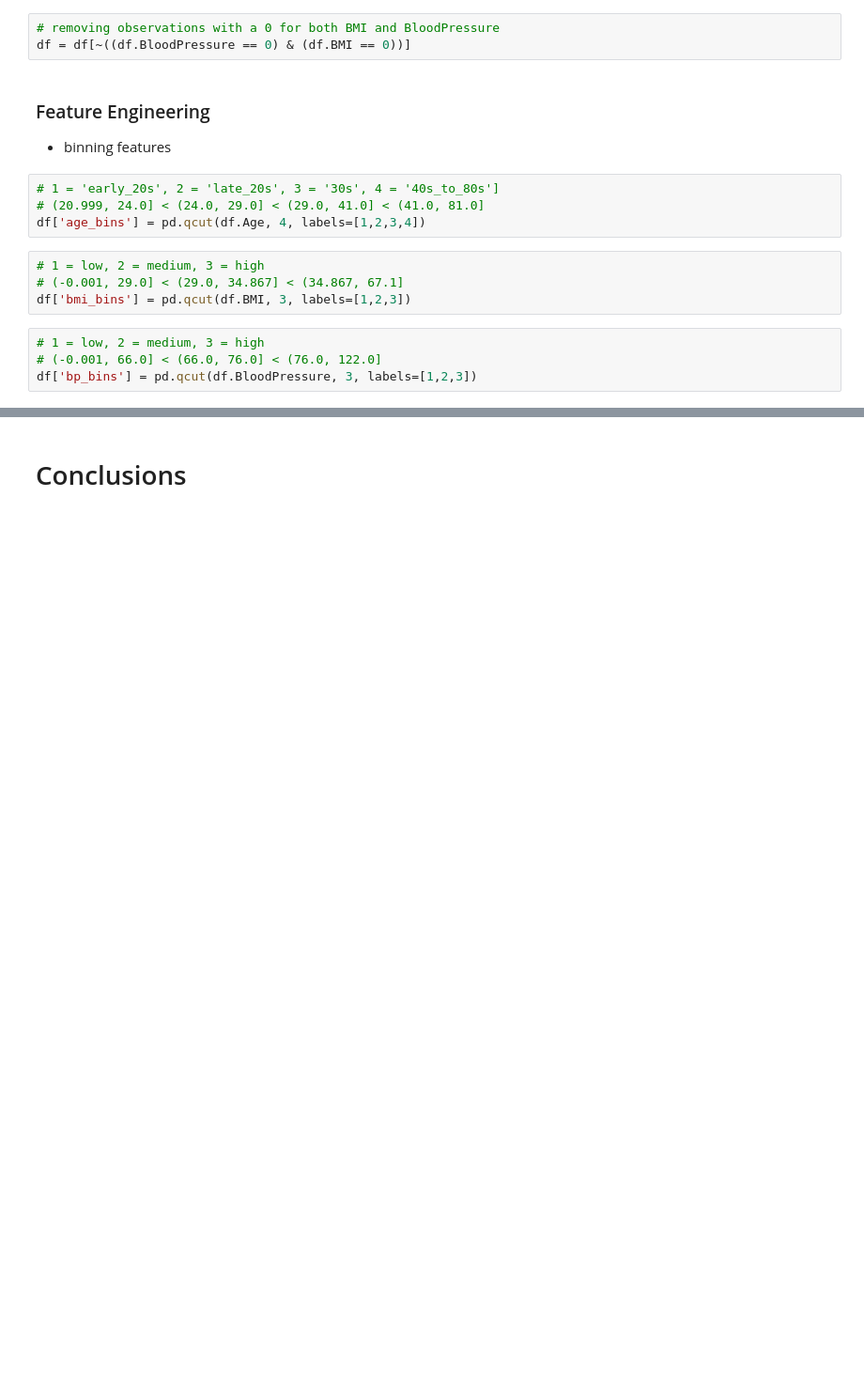
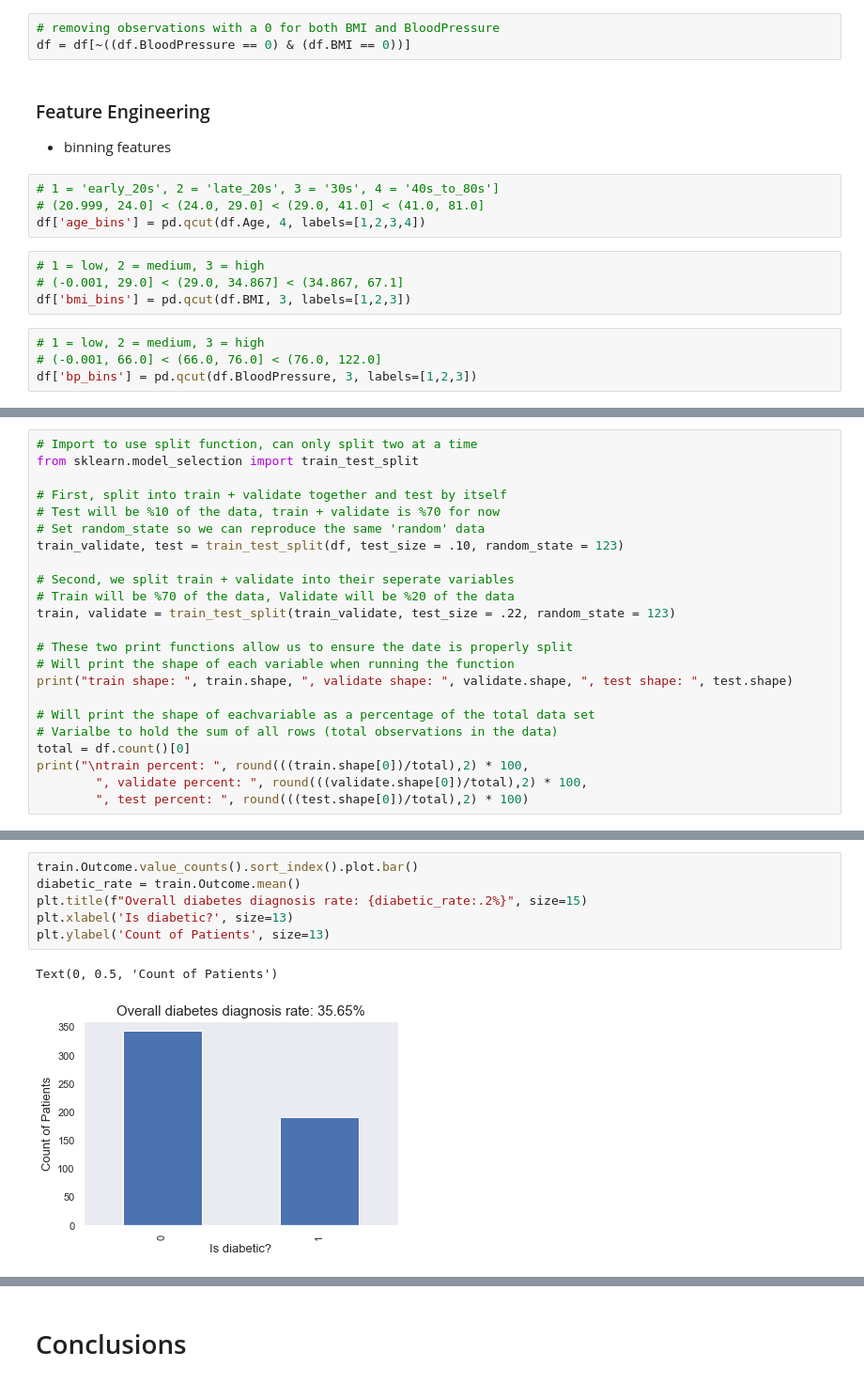
Before and after one commit to ThompsonBethany01/Predicting-Diabetes-Onset, a Jupyter notebook: Data_Analysis.ipynb, the cells around one changed output, grey strips where cells are left out. Shown at 94% size. Drawn from its saved outputs; the diff is of its cells as text; blank space fills up the shorter version.

```diff
--- a/Data_Analysis.ipynb
+++ b/Data_Analysis.ipynb
@@ -150,0 +157,23 @@ df['bp_bins'] = pd.qcut(df.BloodPressure, 3, labels=[1,2,3])
+# %%
+# Import to use split function, can only split two at a time
+from sklearn.model_selection import train_test_split
+
+# First, split into train + validate together and test by itself
+# Test will be %10 of the data, train + validate is %70 for now
+# Set random_state so we can reproduce the same 'random' data
+train_validate, test = train_test_split(df, test_size = .10, random_state = 123)
+
+# Second, we split train + validate into their seperate variables
+# Train will be %70 of the data, Validate will be %20 of the data
+train, validate = train_test_split(train_validate, test_size = .22, random_state = 123)
+
+# These two print functions allow us to ensure the date is properly split
+# Will print the shape of each variable when running the function
+print("train shape: ", train.shape, ", validate shape: ", validate.shape, ", test shape: ", test.shape)
+
+# Will print the shape of eachvariable as a percentage of the total data set
+# Varialbe to hold the sum of all rows (total observations in the data)
+total = df.count()[0]
+print("\ntrain percent: ", round(((train.shape[0])/total),2) * 100,
+        ", validate percent: ", round(((validate.shape[0])/total),2) * 100,
+        ", test percent: ", round(((test.shape[0])/total),2) * 100)
@@ -150,0 +206,9 @@ df['bp_bins'] = pd.qcut(df.BloodPressure, 3, labels=[1,2,3])
+# %%
+train.Outcome.value_counts().sort_index().plot.bar()
+diabetic_rate = train.Outcome.mean()
+plt.title(f"Overall diabetes diagnosis rate: {diabetic_rate:.2%}", size=15)
+plt.xlabel('Is diabetic?', size=13)
+plt.ylabel('Count of Patients', size=13)
+# %% [output]
+Text(0, 0.5, 'Count of Patients')
+[figure, added]
```
Also changed, not shown: parts of 18 cells of this notebook.
